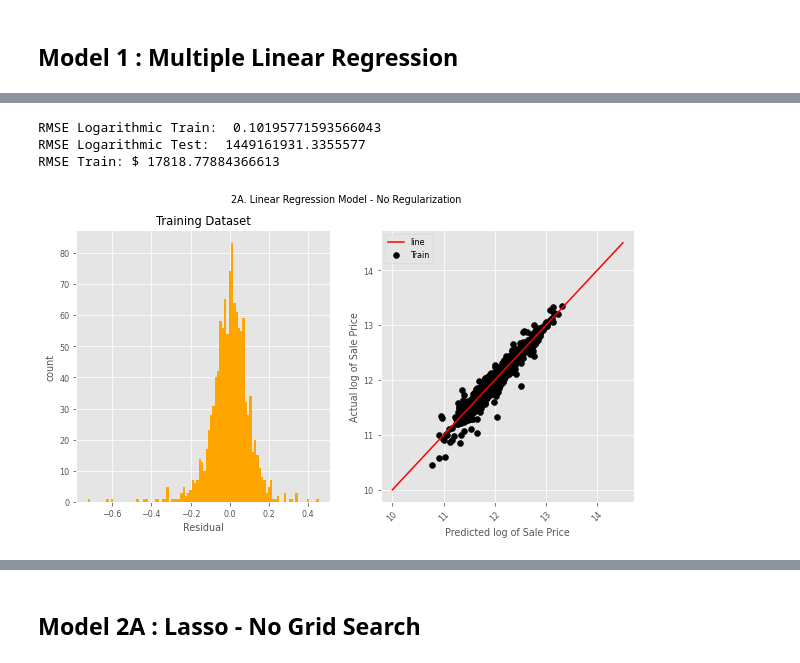
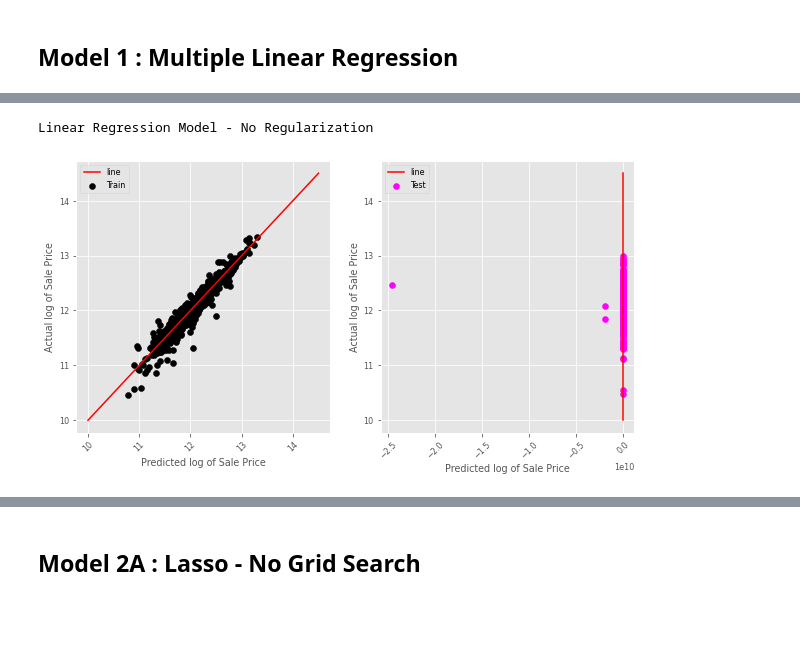
Before and after one commit to flyingcape/Ames_Iowa_HousePrices_Regression, a Jupyter notebook: ML_Project_LinearModels.ipynb, the cells around one changed output, grey strips where cells are left out. Saved outputs shown, nothing was run; the diff lists cells and outputs as text; code cells hidden in the pictures; blank space fills up the shorter version.

Commit message:
modified the model training notebooks to introduce functions to create the model objects, calculate the residuals, rmse, rsquared, and organize the results

```diff
--- a/ML_Project_LinearModels.ipynb
+++ b/ML_Project_LinearModels.ipynb
@@ -313,0 +316,9 @@ rmse_test = []
+# %%
+def get_linear_regress_model(X, Y):
+    from sklearn.linear_model import LinearRegression
+    lm = LinearRegression()
+
+    model = lm.fit(X, Y)
+    print('LM model object created.')
+
+    return model
@@ -314,9 +449,2 @@ rmse_test = []
 # %% [markdown]
 ## Model 1 : Multiple Linear Regression
-# %%
-from sklearn.linear_model import LinearRegression
-
-lm = LinearRegression()
-lm.fit(X_train_scaled, y_train)
-print('R^2 for train is equal to %.3f' %(lm.score(X_train_scaled, y_train)))
-print('R^2 for test is equal to %.3f' %(lm.score(X_test_scaled, y_test)))
@@ -327,0 +451,2 @@ R^2 for test is equal to -14381831585968674816.000
+# %%
+lm_model = get_linear_regress_model(X_train_scaled, y_train)
@@ -328,60 +487,6 @@ R^2 for test is equal to -14381831585968674816.000
 # %%
-from sklearn.metrics import mean_squared_error
-rmse_lm_train = mean_squared_error(y_train,
-                                lm.predict(X_train_scaled),
-                                squared = False)
-rmse_lm_test = mean_squared_error(y_test,
-                                lm.predict(X_test_scaled),
-                                squared = False)
-
-print('RMSE Logarithmic Train: ', rmse_lm_train)
-print('RMSE Logarithmic Test: ', rmse_lm_test)
-
-# untransforming
-rmse_lm_train_conv = mean_squared_error(np.exp(y_train),
-                                np.exp(lm.predict(X_train_scaled)),
-                                squared = False)
-#rmse_lm_test_conv = mean_squared_error(np.exp(y_test),
-#                                np.exp(lm.predict(X_test_scaled)),
-#                                squared = False)
-
-print('RMSE Train: $', rmse_lm_train_conv)
-#print('RMSE Test: $', rmse_lm_test_conv)
-
-fig, axs = plt.subplots(1,2)
-fig.set_figheight(5)
-fig.set_figwidth(10)
-
-# -----------------------------------
-# Plot the Residuals - Training Data
-# -----------------------------------
-residuals_lm_train = y_train - lm.predict(X_train_scaled)
-residuals_lm_test = y_test - lm.predict(X_test_scaled)
-
-axs[0].hist(residuals_lm_train,bins=100, color = 'orange');
-axs[0].set_ylabel('count')
-axs[0].set_xlabel('Residual')
-axs[0].set_title('Training Dataset')
-
-# --------------------------------
-# Plot the Actual vs. Predicted
-# --------------------------------
-axs[1].scatter(lm.predict(X_train_scaled),
-         y_train, color='k')
-#axs[1].scatter(lm.predict(X_test_scaled),
-#         y_test, color='magenta') # OVERFITTED
-
-x = np.linspace(10, 14.5, 100)
-y = np.linspace(10, 14.5, 100)
-axs[1].plot(x,y, 'r-')
-
-axs[1].set_ylabel('Actual log of Sale Price')
-axs[1].set_xlabel('Predicted log of Sale Price')
-axs[1].tick_params(axis='x', rotation=45)
-axs[1].legend(['line','Train','Test'])
-fig.suptitle('2A. Linear Regression Model - No Regularization');
+print('Linear Regression Model - No Regularization');
+plot_the_model(lm_model, X_train_scaled, y_train, X_test_scaled, y_test)
 # %% [output]
-RMSE Logarithmic Train:  0.10195771593566043
-RMSE Logarithmic Test:  1449161931.3355577
-RMSE Train: $ 17818.77884366613
+Linear Regression Model - No Regularization
-[figure, old version]
+[figure, new version]
```
Also changed, not shown: parts of 55 cells of this notebook, 1 other file.
